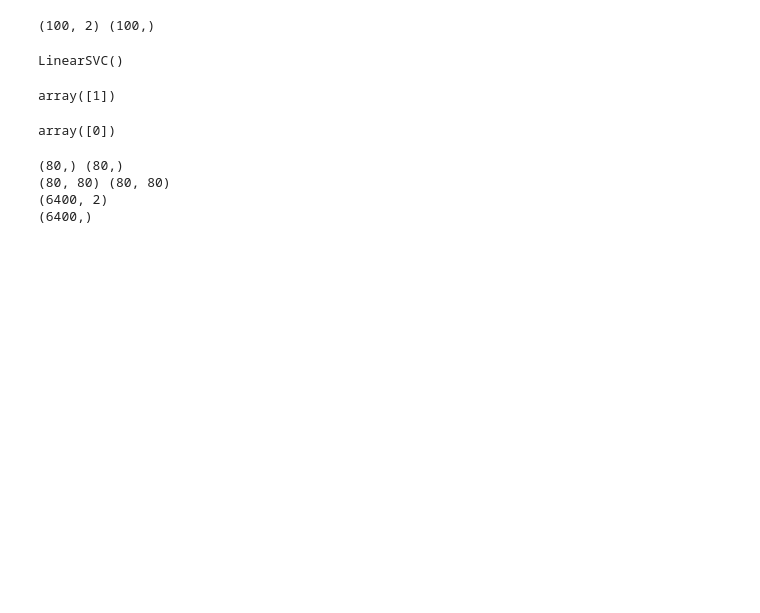
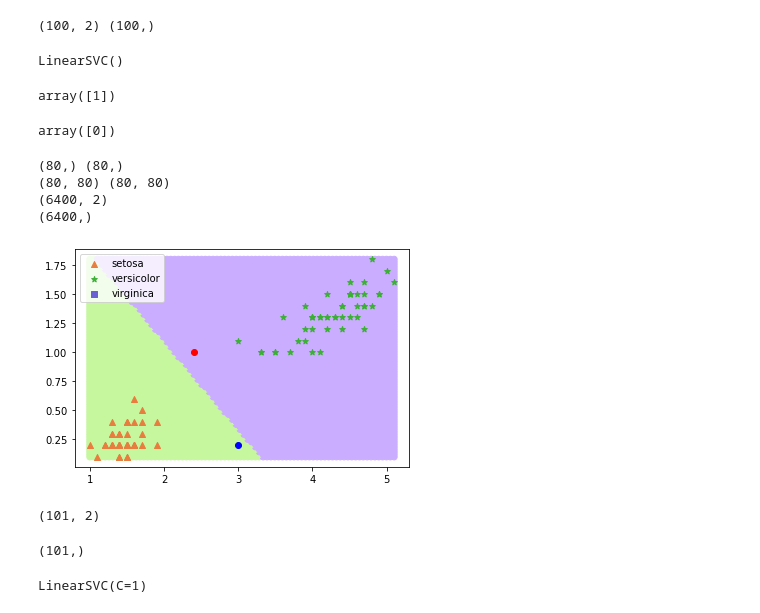
Before and after one commit to Prachi2002Aggarwal/Data-Science-Live-Master-Course-With-Python, a Jupyter notebook: Mam Practice/SVM.ipynb, the cells around one changed output. Drawn from its saved outputs; the diff is of its cells as text; code cells hidden in the pictures; blank space fills up the shorter version.

```diff
--- a/Mam Practice/SVM.ipynb
+++ b/Mam Practice/SVM.ipynb
@@ -121,0 +118,18 @@ cmap = ListedColorMap([""])
+# %%
+# Now we will plot all the X_test points to amke our decision boundary
+from matplotlib.colors import ListedColormap
+cmap = ListedColormap(["#c6f79e", "#cbadff"])
+
+plt.scatter(X_test [:,0] , X_test[:,1] , c = ypred , cmap = cmap)
+
+colors = ["#e87d3f" , "#3bb035" ,"#6b5fd4"]
+markers = ["^" , "*" , "s"]
+for i , name in enumerate(iris.target_names) :
+    samples = (y == i)
+    plt.scatter(X[samples , 0] , X[samples , 1] , c = colors[i] , marker = markers[i] , label = name)
+plt.legend()
+plt.scatter(2.4 , 1 , c = 'r')
+plt.scatter(3 , 0.2 , c = 'b')
+plt.show()
+# %% [output]
+[figure, added]
@@ -121,0 +140,17 @@ cmap = ListedColorMap([""])
+# %%
+# Let us introduce a outlier
+X_ = np.concatenate([X , [[3,1]]] , axis = 0)
+print(X_.shape)
+# %% [output]
+(101, 2)
+# %%
+y_ = np.concatenate([y , [0]] , axis = 0)
+print(y_.shape)
+# %% [output]
+(101,)
+# %%
+# making LinearSVC for soft
+linsvc2 = LinearSVC(C = 1)
+linsvc2.fit(X_,y_)
+# %% [output]
+LinearSVC(C=1)
```
Also changed, not shown: parts of 4 cells of this notebook.
